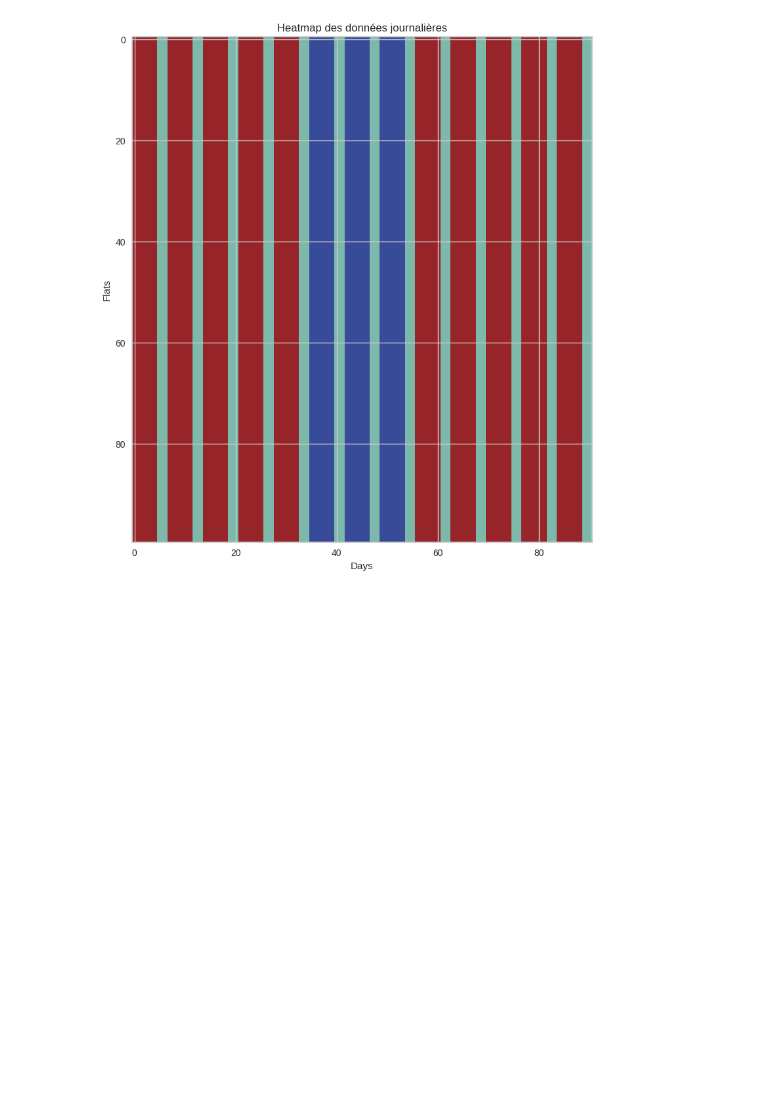
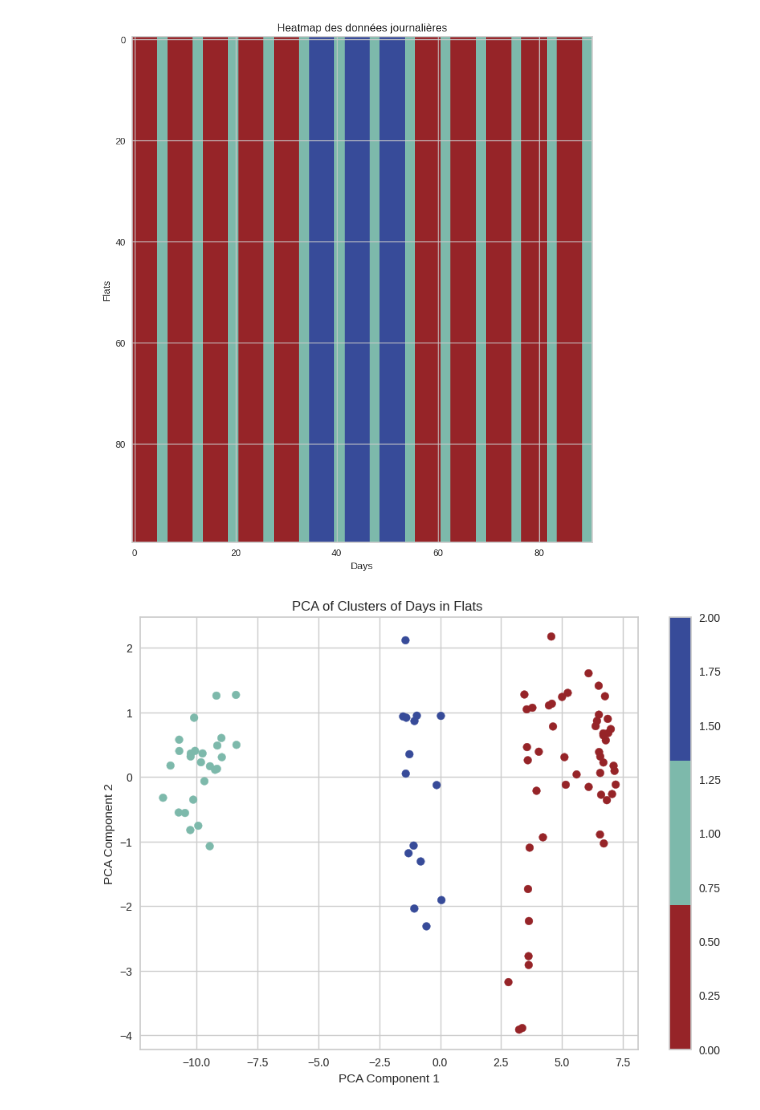
Before and after one commit to goamegah/Times-Series-Clustering, a Jupyter notebook: flat_energy_conso_cluster.ipynb, the cells around one changed output. Cells and saved outputs as stored; diff of their text form; code cells hidden in the pictures; blank space fills up the shorter version.

```diff
--- a/flat_energy_conso_cluster.ipynb
+++ b/flat_energy_conso_cluster.ipynb
@@ -155,0 +156,12 @@ Text(0.5, 1.0, 'Heatmap des données journalières')
+# %%
+pca = PCA(n_components=2)
+Y_pca = pca.fit_transform(Y.T)
+plt.figure(figsize=(10, 7))
+plt.scatter(Y_pca[:, 0], Y_pca[:, 1], c=clustering.labels_, cmap=couleurs)
+plt.xlabel('PCA Component 1')
+plt.ylabel('PCA Component 2')
+plt.title('PCA of Clusters of Days in Flats ')
+plt.colorbar()
+plt.show()
+# %% [output]
+[figure, added]
```
Also changed, not shown: parts of 23 cells of this notebook.
